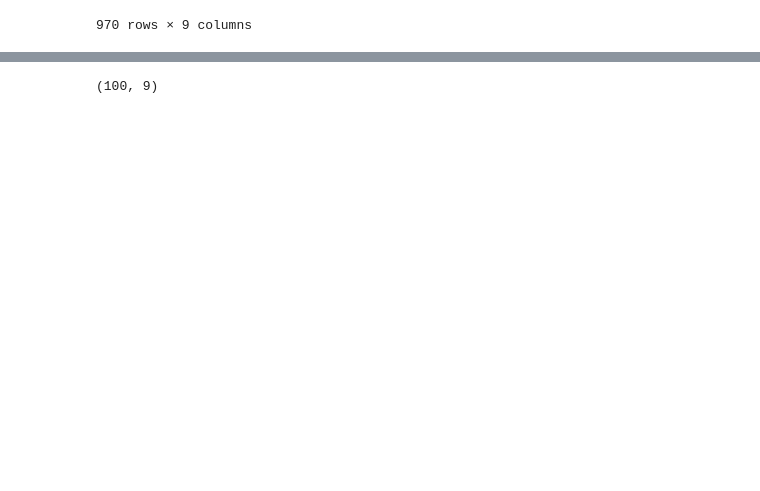
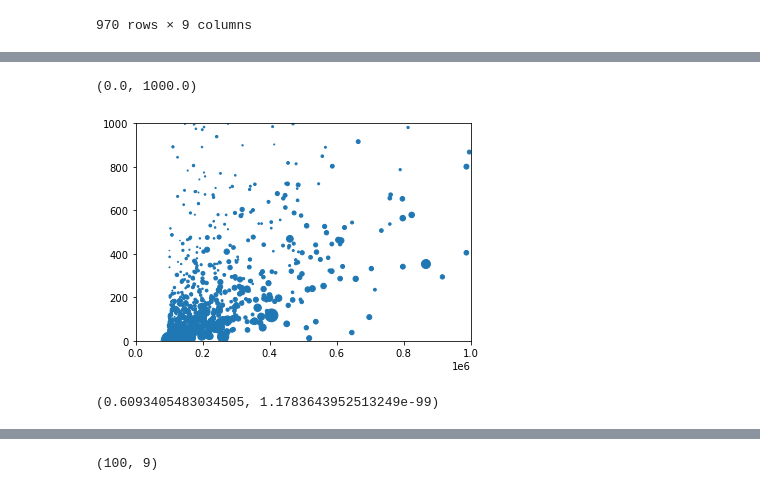
Before and after one commit to Pankaj-gh/Rice-Project-1-G11, a Jupyter notebook: main_script.ipynb, the cells around one changed output, grey strips where cells are left out. Saved outputs shown, nothing was run; the diff lists cells and outputs as text; code cells hidden in the pictures; blank space fills up the shorter version.

Commit message:
determining top100 based on populatoin scatter

```diff
--- a/main_script.ipynb
+++ b/main_script.ipynb
@@ -419,0 +423,7 @@ k100.head()
+# %%
+plt.scatter(k100['Population'],k100['cases_y'],s=k100['rate'])
+plt.xlim(0,1000000)
+plt.ylim(0,1000)
+# %% [output]
+(0.0, 1000.0)
+[figure, added]
@@ -419,0 +432,4 @@ k100.head()
+# %%
+corr
+# %% [output]
+(0.6093405483034505, 1.1783643952513249e-99)
```
Also changed, not shown: parts of 4 cells of this notebook.
